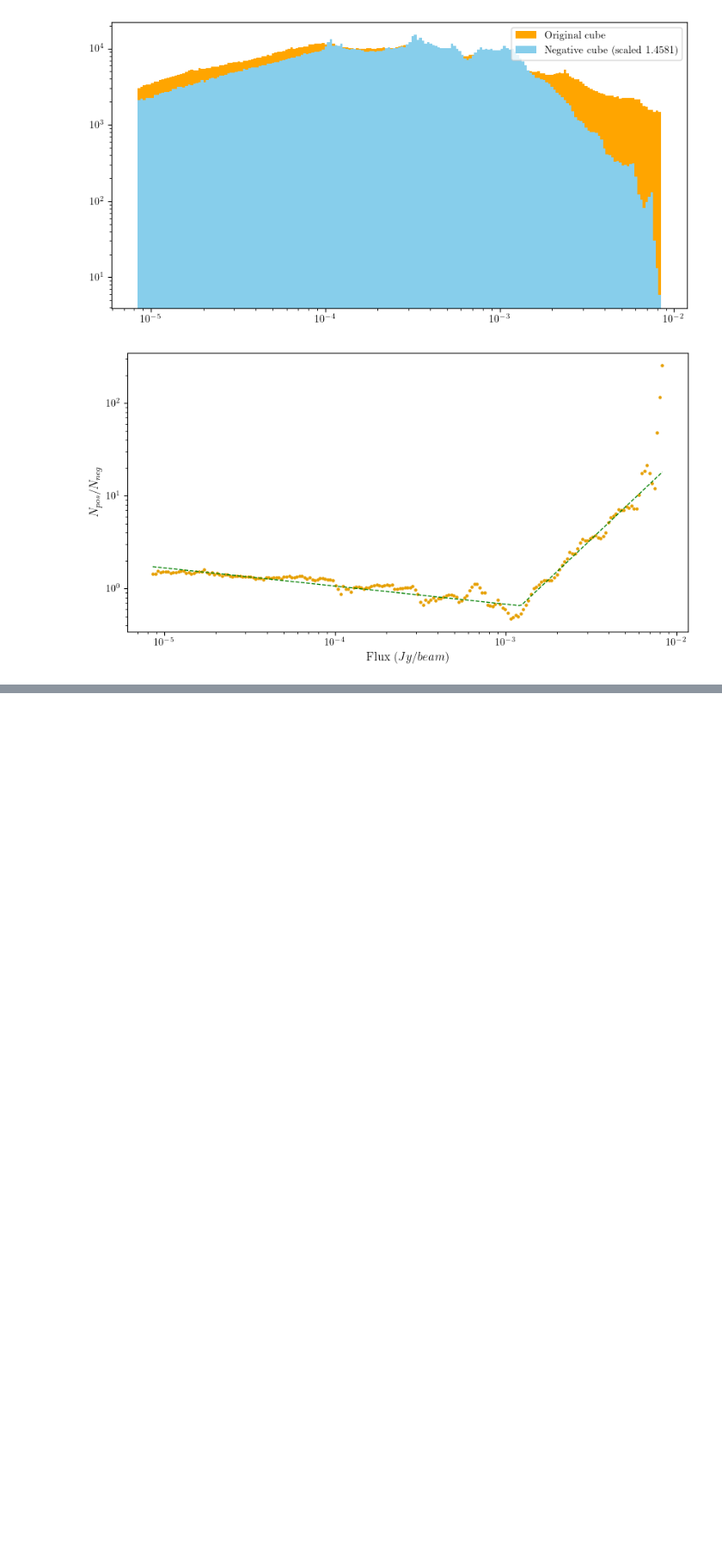
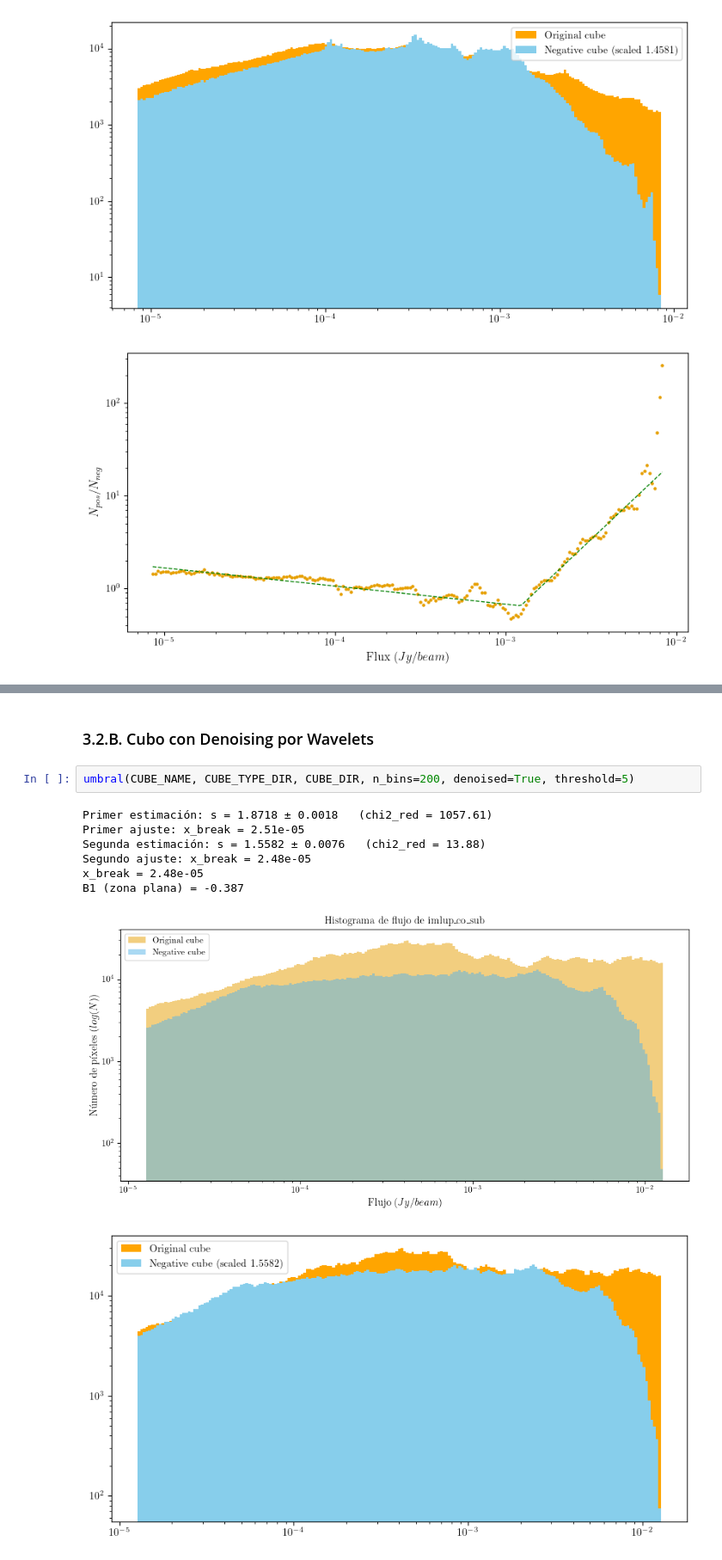
Before and after one commit to sebastiancastro12/WALDO, a Jupyter notebook: notebooks/ENGINE-umbral.ipynb, the cells around one changed output, grey strips where cells are left out. Shown at 86% size. Cells and saved outputs as stored; diff of their text form; blank space fills up the shorter version.

```diff
--- a/notebooks/ENGINE-umbral.ipynb
+++ b/notebooks/ENGINE-umbral.ipynb
@@ -730,0 +750,13 @@ B1 (zona plana) = -0.196
+# %% [markdown]
+### 3.2.B. Cubo con Denoising por Wavelets
+# %%
+umbral(CUBE_NAME, CUBE_TYPE_DIR, CUBE_DIR, n_bins=200, denoised=True, threshold=5)
+# %% [output]
+Primer estimación: s = 1.8718 ± 0.0018   (chi2_red = 1057.61)
+Primer ajuste: x_break = 2.51e-05
+Segunda estimación: s = 1.5582 ± 0.0076   (chi2_red = 13.88)
+Segundo ajuste: x_break = 2.48e-05
+x_break = 2.48e-05
+B1 (zona plana) = -0.387
+[figure, added]
+[figure, added]
```
Also changed, not shown: parts of 29 cells of this notebook, 1 other file.
